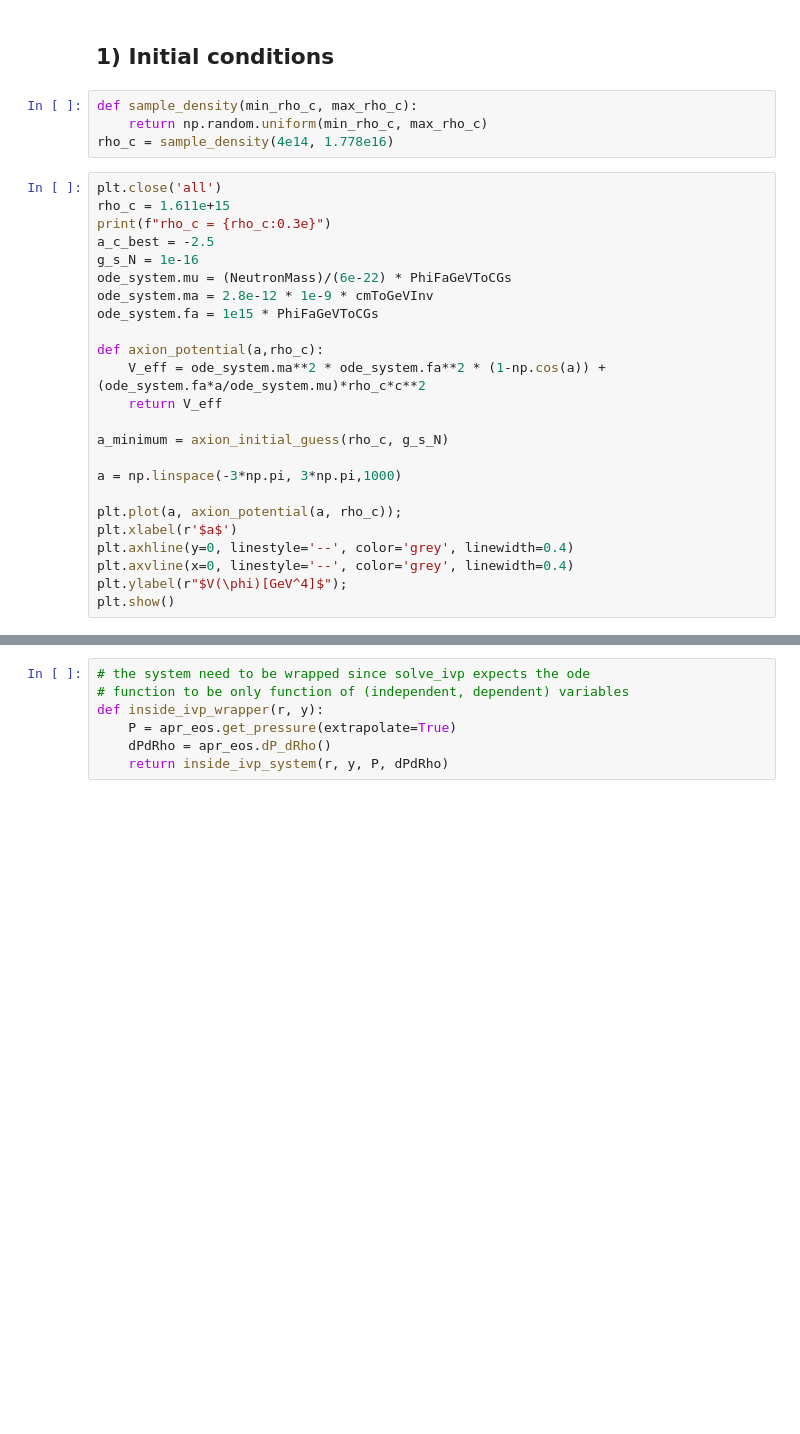
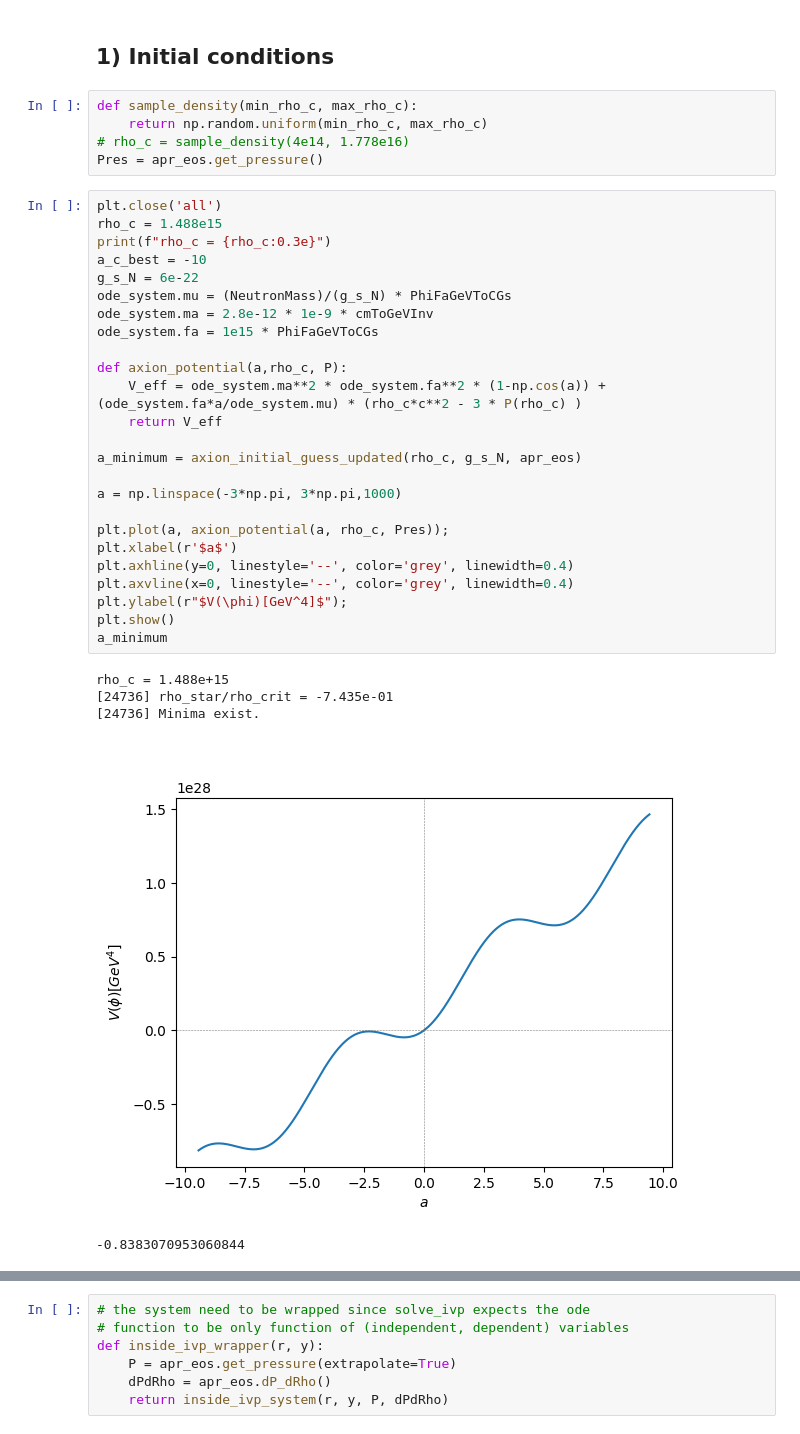
Before and after one commit to omarxz/pyTOVsolver, a Jupyter notebook: solver_full_test.ipynb, the cells around one changed output, grey strips where cells are left out. Saved outputs shown, nothing was run; the diff lists cells and outputs as text; blank space fills up the shorter version.

```diff
--- a/solver_full_test.ipynb
+++ b/solver_full_test.ipynb
@@ -16,31 +48,39 @@ apr_eos = NeutronStarEOS('APR')
 # %%
 def sample_density(min_rho_c, max_rho_c):
     return np.random.uniform(min_rho_c, max_rho_c)
-rho_c = sample_density(4e14, 1.778e16)
+# rho_c = sample_density(4e14, 1.778e16)
+Pres = apr_eos.get_pressure()
 # %%
 plt.close('all')
-rho_c = 1.611e+15
+rho_c = 1.488e15
 print(f"rho_c = {rho_c:0.3e}")
-a_c_best = -2.5
-g_s_N = 1e-16
-ode_system.mu = (NeutronMass)/(6e-22) * PhiFaGeVToCGs
+a_c_best = -10
+g_s_N = 6e-22
+ode_system.mu = (NeutronMass)/(g_s_N) * PhiFaGeVToCGs
 ode_system.ma = 2.8e-12 * 1e-9 * cmToGeVInv
 ode_system.fa = 1e15 * PhiFaGeVToCGs
 
-def axion_potential(a,rho_c):
-    V_eff = ode_system.ma**2 * ode_system.fa**2 * (1-np.cos(a)) + (ode_system.fa*a/ode_system.mu)*rho_c*c**2
+def axion_potential(a,rho_c, P):
+    V_eff = ode_system.ma**2 * ode_system.fa**2 * (1-np.cos(a)) + (ode_system.fa*a/ode_system.mu) * (rho_c*c**2 - 3 * P(rho_c) )
     return V_eff
 
-a_minimum = axion_initial_guess(rho_c, g_s_N)
+a_minimum = axion_initial_guess_updated(rho_c, g_s_N, apr_eos)
 
 a = np.linspace(-3*np.pi, 3*np.pi,1000)
 
-plt.plot(a, axion_potential(a, rho_c));
+plt.plot(a, axion_potential(a, rho_c, Pres));
 plt.xlabel(r'$a$')
 plt.axhline(y=0, linestyle='--', color='grey', linewidth=0.4)
 plt.axvline(x=0, linestyle='--', color='grey', linewidth=0.4)
 plt.ylabel(r"$V(\phi)[GeV^4]$");
 plt.show()
+a_minimum
+# %% [output]
+rho_c = 1.488e+15
+[24736] rho_star/rho_crit = -7.435e-01
+[24736] Minima exist.
+[figure, added]
+-0.8383070953060844
 # %%
 # Define the domain for r
 r_center = 1e-15
```
Also changed, not shown: parts of 5 cells of this notebook, 6 other files.
